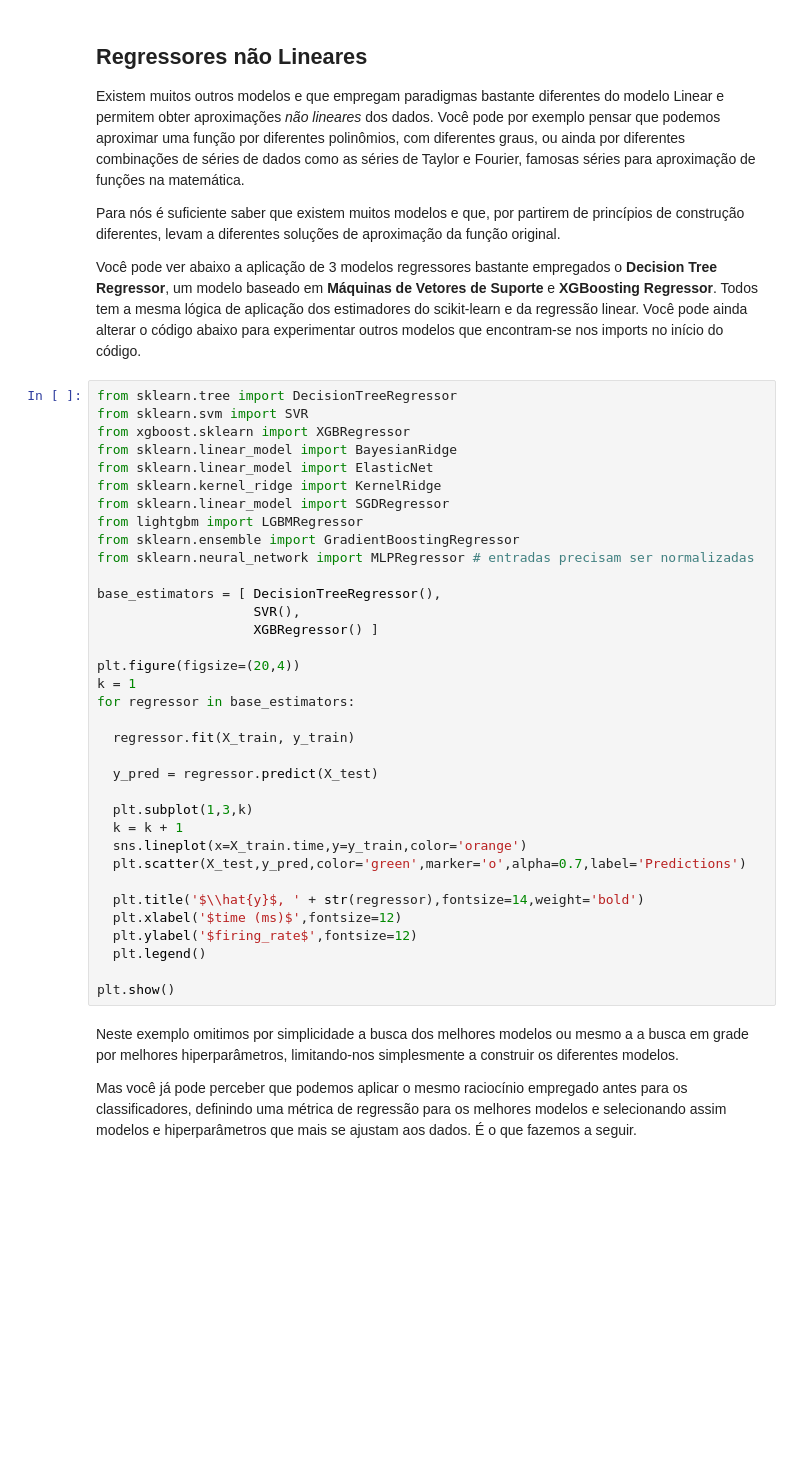
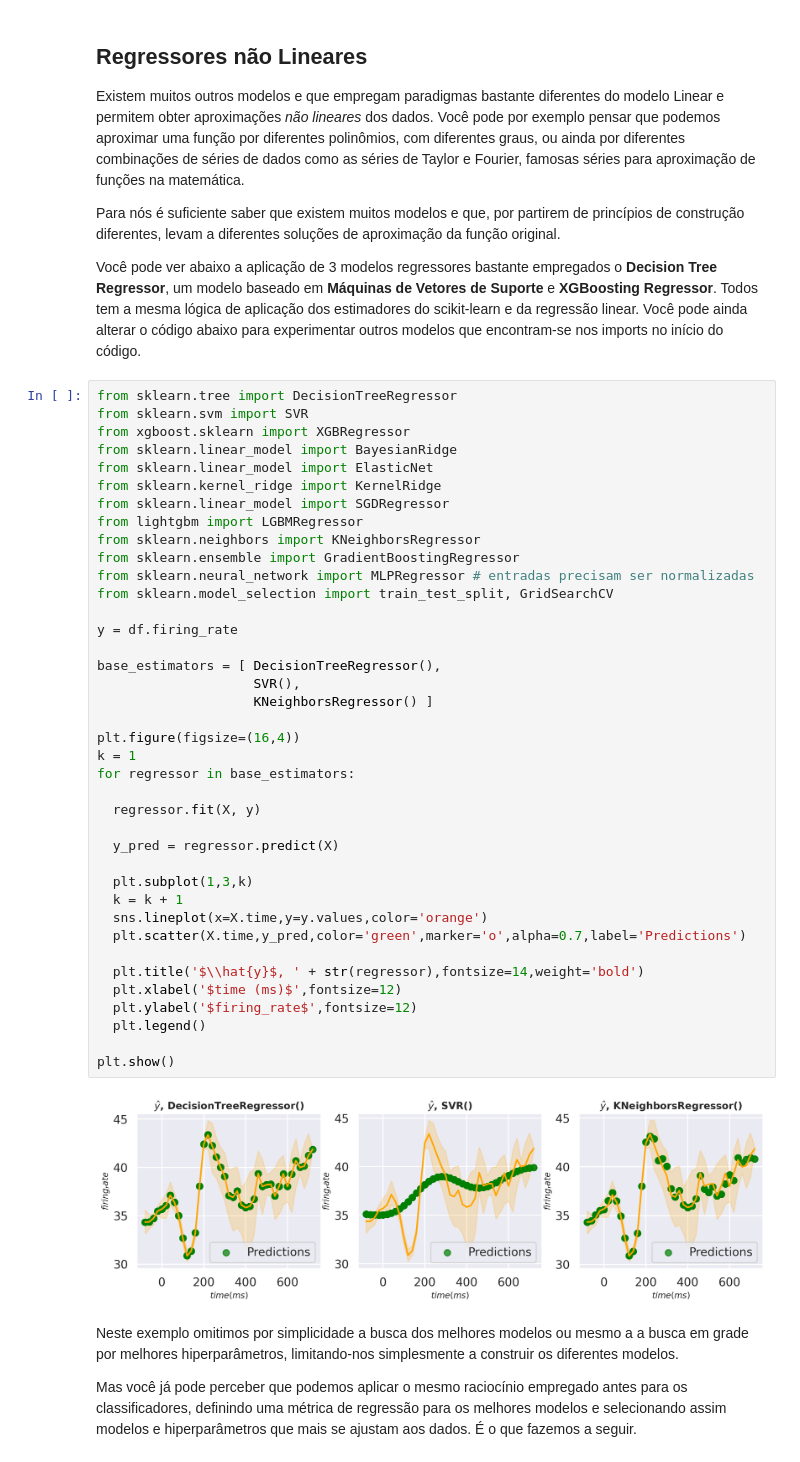
Before and after one commit to Rogerio-mack/IMT_CD_2025, a Jupyter notebook: IMT_robust_regression.ipynb, the cells around one changed output. Saved outputs shown, nothing was run; the diff lists cells and outputs as text; blank space fills up the shorter version.

```diff
--- a/IMT_robust_regression.ipynb
+++ b/IMT_robust_regression.ipynb
@@ -289,38 +285,44 @@ Você pode ver abaixo a aplicação de 3 modelos regressores bastante empregados
 # %%
 from sklearn.tree import DecisionTreeRegressor
 from sklearn.svm import SVR
 from xgboost.sklearn import XGBRegressor
 from sklearn.linear_model import BayesianRidge
 from sklearn.linear_model import ElasticNet
 from sklearn.kernel_ridge import KernelRidge
 from sklearn.linear_model import SGDRegressor
 from lightgbm import LGBMRegressor
+from sklearn.neighbors import KNeighborsRegressor
 from sklearn.ensemble import GradientBoostingRegressor
 from sklearn.neural_network import MLPRegressor # entradas precisam ser normalizadas
+from sklearn.model_selection import train_test_split, GridSearchCV
+
+y = df.firing_rate
 
 base_estimators = [ DecisionTreeRegressor(),
                     SVR(),
-                    XGBRegressor() ]
+                    KNeighborsRegressor() ]
 
-plt.figure(figsize=(20,4))
+plt.figure(figsize=(16,4))
 k = 1
 for regressor in base_estimators:
 
-  regressor.fit(X_train, y_train)
+  regressor.fit(X, y)
 
-  y_pred = regressor.predict(X_test)
+  y_pred = regressor.predict(X)
 
   plt.subplot(1,3,k)
   k = k + 1
-  sns.lineplot(x=X_train.time,y=y_train,color='orange')
-  plt.scatter(X_test,y_pred,color='green',marker='o',alpha=0.7,label='Predictions')
+  sns.lineplot(x=X.time,y=y.values,color='orange')
+  plt.scatter(X.time,y_pred,color='green',marker='o',alpha=0.7,label='Predictions')
 
   plt.title('$\\hat{y}$, ' + str(regressor),fontsize=14,weight='bold')
   plt.xlabel('$time (ms)$',fontsize=12)
   plt.ylabel('$firing_rate$',fontsize=12)
   plt.legend()
 
 plt.show()
+# %% [output]
+[figure, added]
 # %% [markdown]
 Neste exemplo omitimos por simplicidade a busca dos melhores modelos ou mesmo a a busca em grade por melhores hiperparâmetros, limitando-nos simplesmente a construir os diferentes modelos.
 
```
Also changed, not shown: parts of 24 cells of this notebook.
